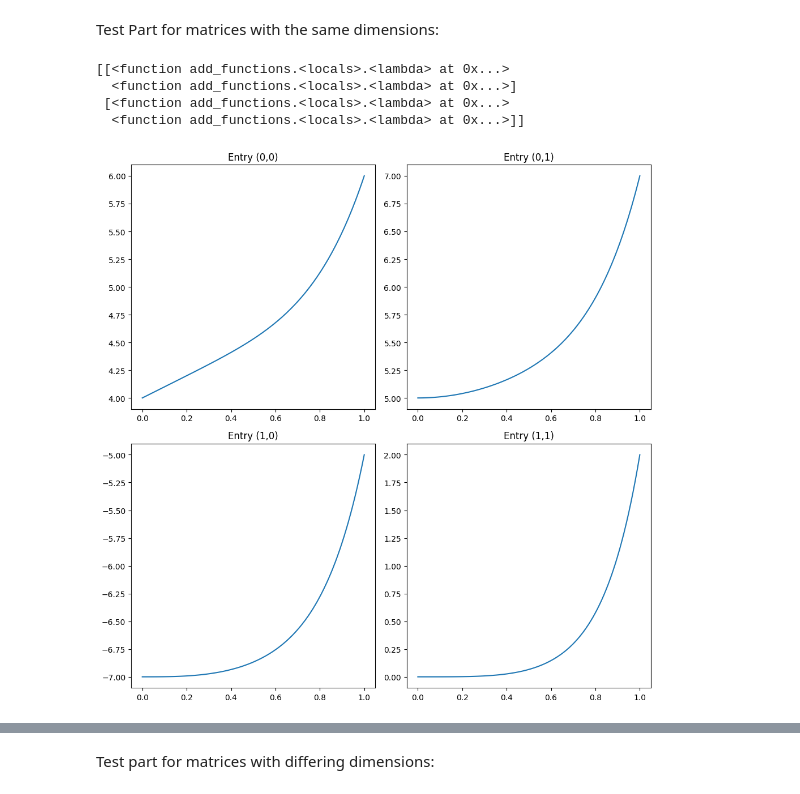
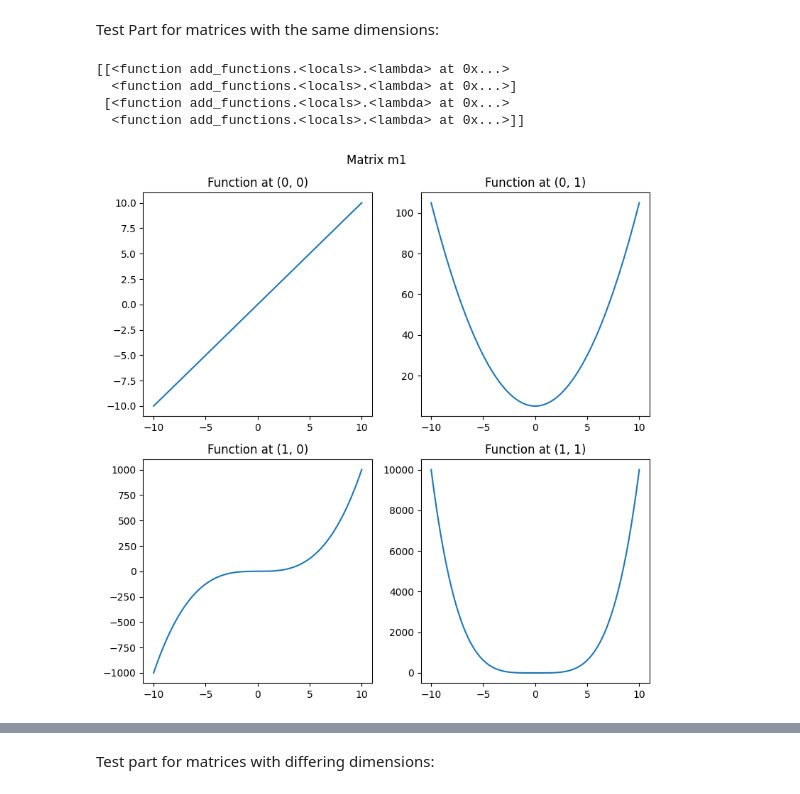
Before and after one commit to Alkhatir/KOMath2, a Jupyter notebook: matrix_op.ipynb, the cells around one changed output, grey strips where cells are left out. Cells and saved outputs as stored; diff of their text form; code cells hidden in the pictures.

```diff
--- a/matrix_op.ipynb
+++ b/matrix_op.ipynb
@@ -70,32 +70,46 @@ def point_wise_operation(in_1: np.ndarray,in_2:np.ndarray, op) -> np.ndarray:
         for j in range(len(in_2[0])):
             output[i][j] = op(in_1[i][j], in_2[i][j])
     return output
+
+
+# Matrix plot function
+
+def plot_matrix(matrix: np.ndarray, x_values: np.ndarray, title: str):
+    """This function takes a matrix of unary functions and a numpy array of x values,
+    and plots the functions' values on these x values.
+    """
+    n_rows, n_cols = matrix.shape
+
+    fig, axs = plt.subplots(n_rows, n_cols, figsize=(n_cols * 4, n_rows * 4))
+    axs = axs.flatten()  # Flatten the array of axes, for easier iteration
+
+    for i in range(n_rows):
+        for j in range(n_cols):
+            y_values = np.vectorize(matrix[i, j])(x_values)
+            ax = axs[i * n_cols + j]
+            ax.plot(x_values, y_values)
+            ax.set_title(f"Function at ({i}, {j})")
+
+    fig.suptitle(title)
+    plt.tight_layout()
+    plt.show()
+
+x_values = np.linspace(-10, 10, 400)
 # %% [markdown]
 Test Part for matrices with the same dimensions:
 # %%
 m1 = np.array([[lambda x: x, lambda x: x**2 +5 ], [lambda x: x**3, lambda x: x**4]])
 m2 = np.array([[lambda x: x**5 + 4, lambda x: x**6], [lambda x: x**7 -7, lambda x: x**8]])
 
 m3 = point_wise_operation(m1, m2, add_functions)
 print(m3)
 
-
-fig = plt.figure(figsize=(10,10))
-gs = GridSpec(m3.shape[0], m3.shape[1], figure=fig)
-
-x = np.linspace(0, 1, 100)
-
-for i in range(m3.shape[0]):
-    for j in range(m3.shape[1]):
-        ax = fig.add_subplot(gs[i, j])
-        ax.plot(x, m3[i, j](x))
-        ax.set_title(f'Entry ({i},{j})')
-
-plt.tight_layout()
-plt.show()
+plot_matrix(m1, x_values, title="Matrix m1")
+plot_matrix(m2, x_values, title="Matrix m2")
+plot_matrix(m3, x_values, title="Matrix m3")
 # %% [output]
 [[<function add_functions.<locals>.<lambda> at 0x...>
   <function add_functions.<locals>.<lambda> at 0x...>]
  [<function add_functions.<locals>.<lambda> at 0x...>
   <function add_functions.<locals>.<lambda> at 0x...>]]
-[figure, old version]
+[figure, new version]
```
Also changed, not shown: parts of 15 cells of this notebook.
